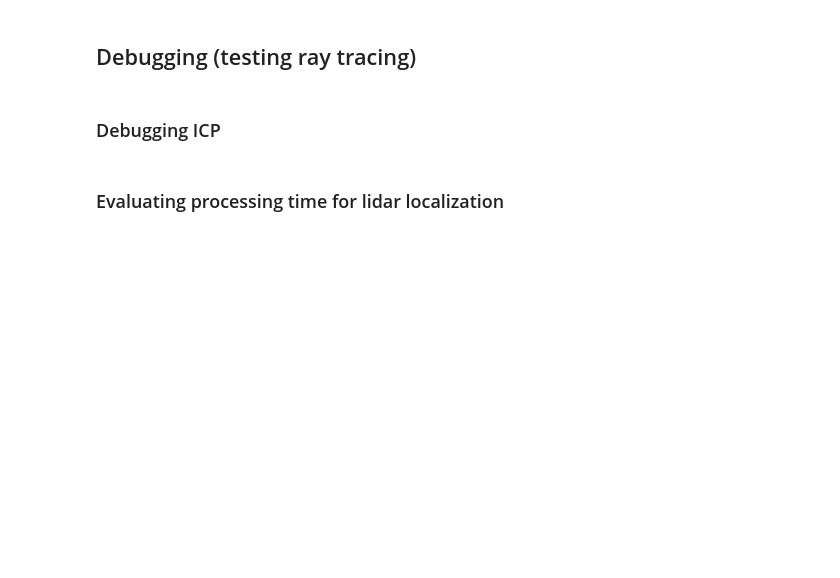
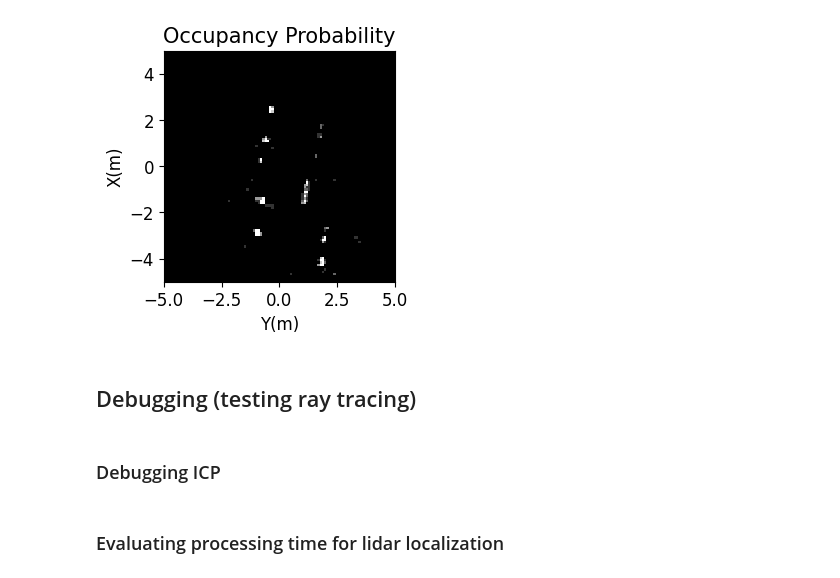
Before and after one commit to davidmhunt/odometry, a Jupyter notebook: notebooks/eval_gnn_point_cloud_integrator.ipynb, the cells around one changed output. Cells and saved outputs as stored; diff of their text form; code cells hidden in the pictures; blank space fills up the shorter version.

```diff
--- a/notebooks/eval_gnn_point_cloud_integrator.ipynb
+++ b/notebooks/eval_gnn_point_cloud_integrator.ipynb
@@ -304,3 +311,34 @@ plt.show()
+# %%
+#plotting occupancy grid map
+fig, axs = plt.subplots(figsize=(3,3))
+
+grid = test_bench.point_cloud_integrator.probabilistic_pc_grid.grid
+bins = test_bench.point_cloud_integrator.probabilistic_pc_grid.grid_bins
+# valid_pts = test_bench.point_cloud_integrator.probabilistic_pc_grid.get_points()
+max_rng = bins.max()
+min_rng = bins.min()
+
+#plot the occupancy grid
+axs.imshow(
+    grid,
+    cmap='gray',
+    interpolation='none',
+    origin="lower",
+    extent=(max_rng,min_rng,min_rng,max_rng),
+    vmax=.25,
+    vmin=0
+)
+
+axs.set_title("Occupancy Probability",fontsize=test_bench.plotter_pc_grid.font_size_title)
+axs.set_xlim(min_rng,max_rng)
+axs.set_xlabel("Y(m)",fontsize=test_bench.plotter_pc_grid.font_size_axis_labels)
+axs.set_ylim(min_rng,max_rng)
+axs.set_ylabel("X(m)",fontsize=test_bench.plotter_pc_grid.font_size_axis_labels)
+axs.tick_params(labelsize=test_bench.plotter_pc_grid.font_size_ticks)
+
+plt.show()
+# %% [output]
+[figure, added]
 # %%
 #visualizing the point cloud - for processing visualization
 fig, axs = plt.subplots(nrows=2,ncols=2,figsize=(7,5))
```
Also changed, not shown: parts of 14 cells of this notebook, 15 other files.
